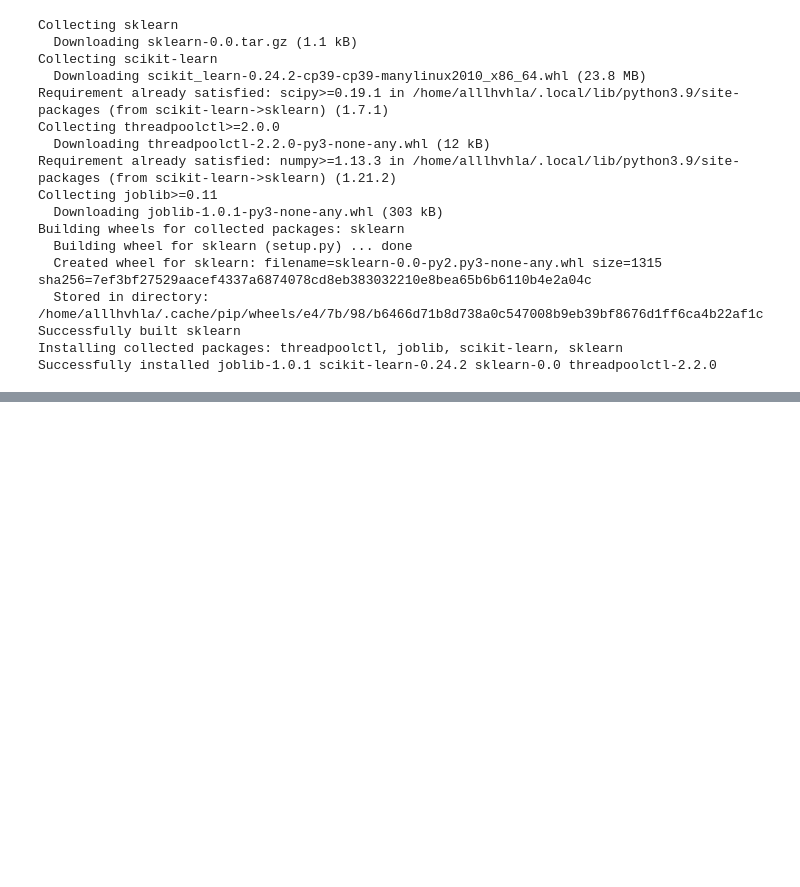
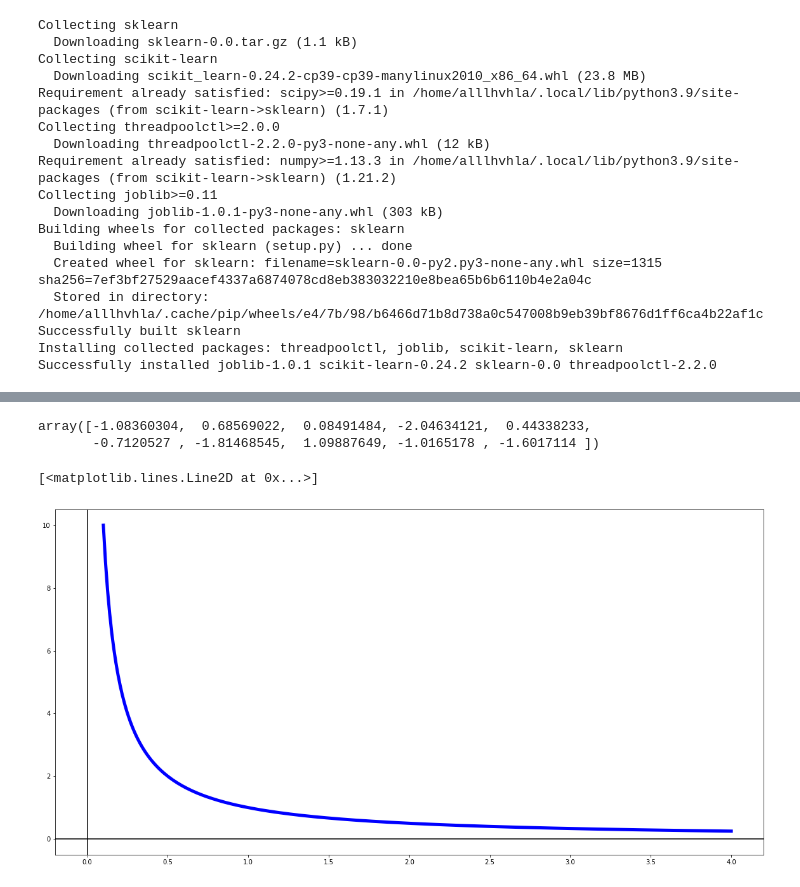
Before and after one commit to uowol/develop_on_linux, a Jupyter notebook: study/machine_learning/ai_studynote.ipynb, the cells around one changed output, grey strips where cells are left out. Drawn from its saved outputs; the diff is of its cells as text; code cells hidden in the pictures; blank space fills up the shorter version.

```diff
--- a/study/machine_learning/ai_studynote.ipynb
+++ b/study/machine_learning/ai_studynote.ipynb
@@ -44,0 +49,25 @@ array([0, 0, 0, 0, 0, 0, 0, 0, 0, 0, 0, 0, 0, 0, 0, 0, 0, 0, 0, 0, 0, 0,
+# %%
+# 문제 5.1
+import numpy as np
+
+np.random.normal(0, 1, 10)
+# %% [output]
+array([-1.08360304,  0.68569022,  0.08491484, -2.04634121,  0.44338233,
+       -0.7120527 , -1.81468545,  1.09887649, -1.0165178 , -1.6017114 ])
+# %%
+import matplotlib.pyplot as plt
+
+x = np.linspace(0.1, 4, 300)
+y = 1/x
+
+# plt.figure(figsize=(20, 10))
+# plt.axvline(x=0, color='k')
+# plt.axhline(y=0, color='k')
+# plt.xlim(-0.1, 4)
+# plt.ylim(-1, 8)
+# plt.title('Markov')
+plt.plot(x, y, 'b', linewidth=5.0)
+# plt.show()
+# %% [output]
+[<matplotlib.lines.Line2D at 0x...>]
+[figure, added]
```
Also changed, not shown: parts of 5 cells of this notebook, 41 other files.
